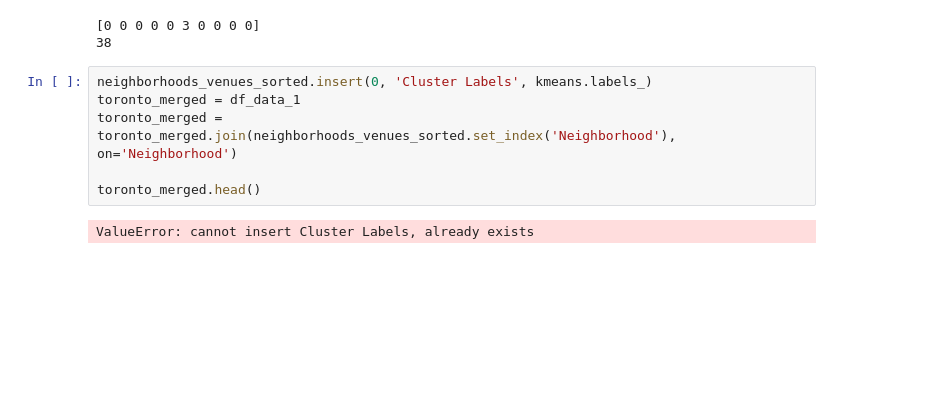
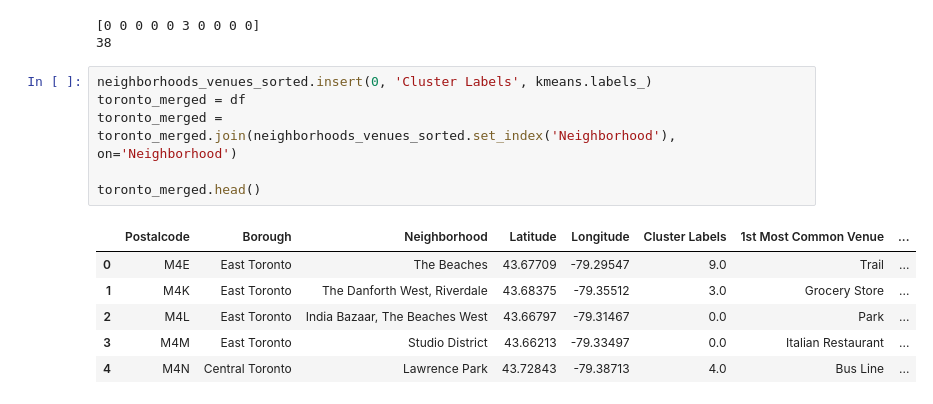
Before and after one commit to yashsarjekar/Coursera_Capstone, a Jupyter notebook: Segmentation_and_Clustering_Neighborhood_Toronto_part3.ipynb, the cells around one changed output. Cells and saved outputs as stored; diff of their text form; blank space fills up the shorter version.

Commit message:
Published from Watson Studio.

```diff
--- a/Segmentation_and_Clustering_Neighborhood_Toronto_part3.ipynb
+++ b/Segmentation_and_Clustering_Neighborhood_Toronto_part3.ipynb
@@ -273,9 +273,14 @@ print(len(kmeans.labels_))
 38
 # %%
 neighborhoods_venues_sorted.insert(0, 'Cluster Labels', kmeans.labels_)
-toronto_merged = df_data_1
+toronto_merged = df
 toronto_merged = toronto_merged.join(neighborhoods_venues_sorted.set_index('Neighborhood'), on='Neighborhood')
 
 toronto_merged.head()
 # %% [output]
-ValueError: cannot insert Cluster Labels, already exists
+|  | Postalcode | Borough | Neighborhood | Latitude | Longitude | Cluster Labels | 1st Most Common Venue | ... |
+| 0 | M4E | East Toronto | The Beaches | 43.67709 | -79.29547 | 9.0 | Trail | ... |
+| 1 | M4K | East Toronto | The Danforth West, Riverdale | 43.68375 | -79.35512 | 3.0 | Grocery Store | ... |
+| 2 | M4L | East Toronto | India Bazaar, The Beaches West | 43.66797 | -79.31467 | 0.0 | Park | ... |
+| 3 | M4M | East Toronto | Studio District | 43.66213 | -79.33497 | 0.0 | Italian Restaurant | ... |
+| 4 | M4N | Central Toronto | Lawrence Park | 43.72843 | -79.38713 | 4.0 | Bus Line | ... |
```
Also changed, not shown: parts of 1 cell of this notebook.
